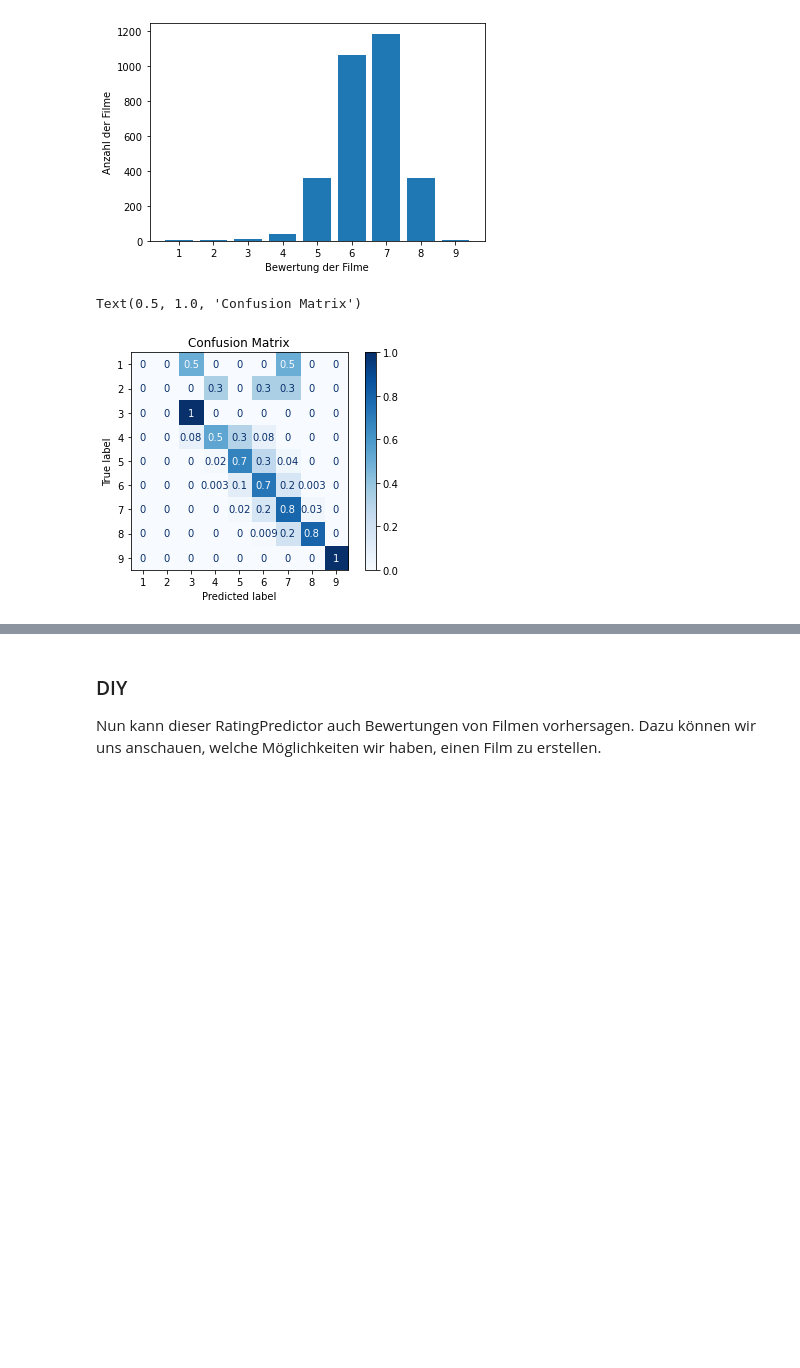
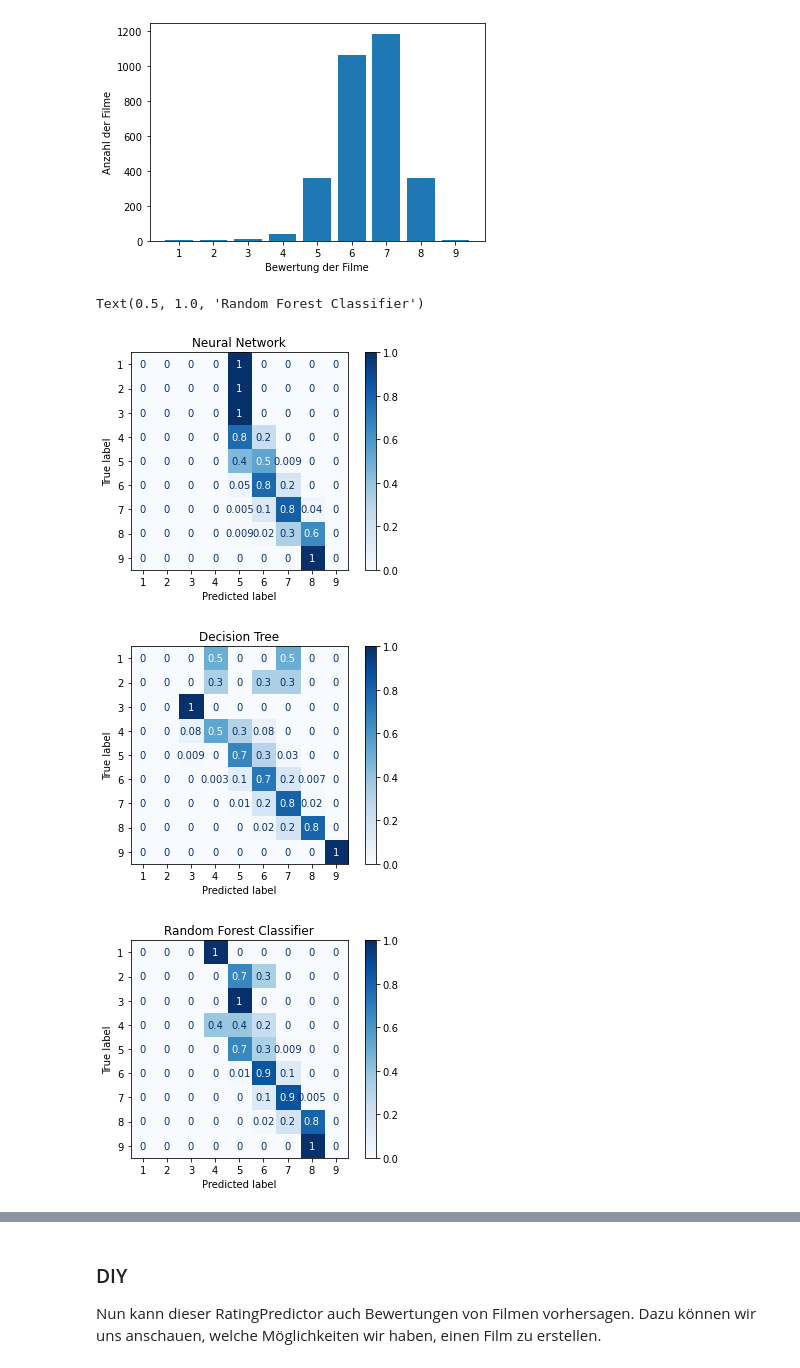
Before and after one commit to Tony1704/Imdbrating, a Jupyter notebook: python/imdbnotebook.ipynb, the cells around one changed output, grey strips where cells are left out. Cells and saved outputs as stored; diff of their text form; code cells hidden in the pictures; blank space fills up the shorter version.

```diff
--- a/python/imdbnotebook.ipynb
+++ b/python/imdbnotebook.ipynb
@@ -252,0 +239,4 @@ Test score is:
+# %%
+nrater = ratingPredictor.ratingPredictor(allMovies)
+trater = ratingPredictor.ratingPredictor(allMovies)
+frater = ratingPredictor.ratingPredictor(allMovies)
@@ -252,0 +245,2 @@ Test score is:
+# %%
+clf_neural = nrater.learn(algorithm='neural')
@@ -263,0 +272,2 @@ else:
+# %%
+clf_tree = trater.learn(algorithm='tree')
@@ -263,0 +289,2 @@ else:
+# %%
+clf_forest = frater.learn(algorithm='forest')
@@ -274,15 +309,29 @@ plt.bar(x,y)
 # %%
 from sklearn.metrics import plot_roc_curve
 from sklearn.metrics import plot_confusion_matrix
 #disp = plot_roc_curve(clf, rater.x_test, rater.y_test)
-disp = plot_confusion_matrix(clf, rater.x_test, rater.y_test,
+disp1 = plot_confusion_matrix(clf_neural, nrater.x_test, nrater.y_test,
                                  display_labels=[1,2,3,4,5,6,7,8,9],
                                  cmap='Blues',
                                  normalize='true',
                                 values_format='.0g')
-disp.ax_.set_title('Confusion Matrix')
+disp1.ax_.set_title('Neural Network')
+disp2 = plot_confusion_matrix(clf_tree, trater.x_test, trater.y_test,
+                                 display_labels=[1,2,3,4,5,6,7,8,9],
+                                 cmap='Blues',
+                                 normalize='true',
+                                values_format='.0g')
+disp2.ax_.set_title('Decision Tree')
+disp3 = plot_confusion_matrix(clf_forest, frater.x_test, frater.y_test,
+                                 display_labels=[1,2,3,4,5,6,7,8,9],
+                                 cmap='Blues',
+                                 normalize='true',
+                                values_format='.0g')
+disp3.ax_.set_title('Random Forest Classifier')
 # %% [output]
-Text(0.5, 1.0, 'Confusion Matrix')
+Text(0.5, 1.0, 'Random Forest Classifier')
-[figure, old version]
+[figure, new version]
+[figure, added]
+[figure, added]
 # %%
 from sklearn.metrics import classification_report
```
Also changed, not shown: parts of 22 cells of this notebook, 2 other files.
